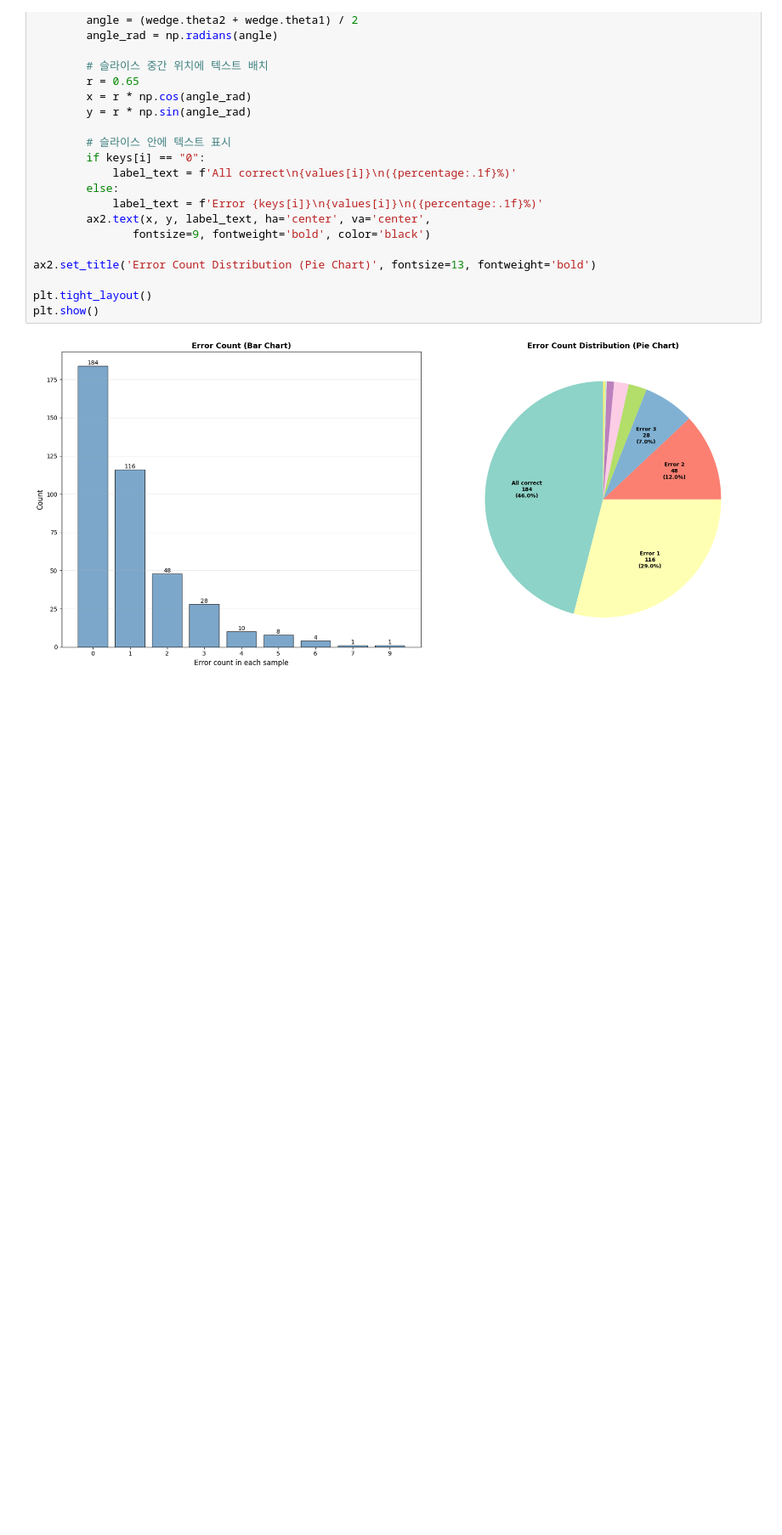
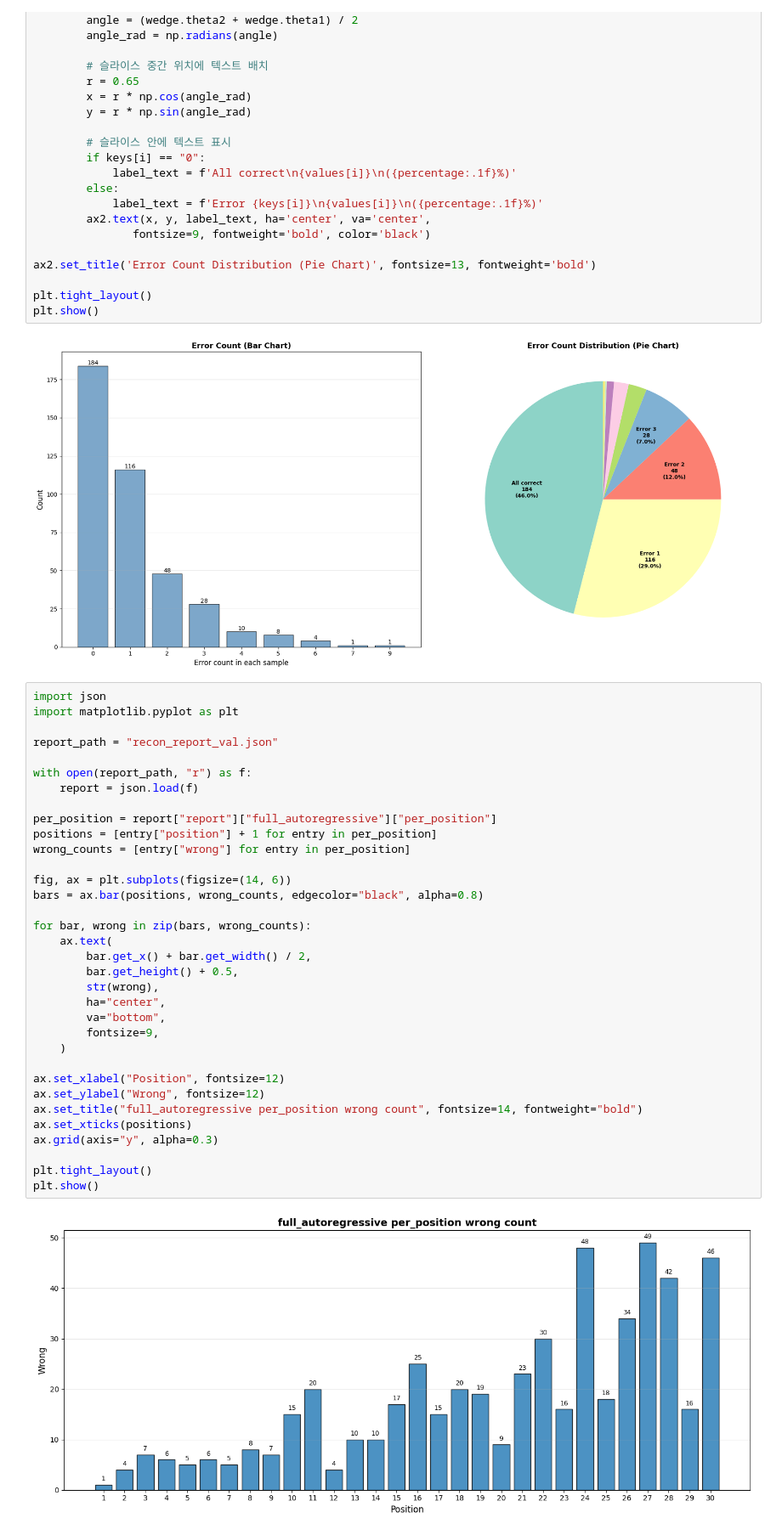
Before and after one commit to Jiw00n/bayes_analytic, a Jupyter notebook: gallery/constrained_gen_budget/histogram.ipynb, the cells around one changed output. Shown at 85% size. Drawn from its saved outputs; the diff is of its cells as text; blank space fills up the shorter version.

```diff
--- a/gallery/constrained_gen_budget/histogram.ipynb
+++ b/gallery/constrained_gen_budget/histogram.ipynb
@@ -159,3 +159,39 @@ plt.tight_layout()
 plt.show()
 # %% [output]
 [figure]
+# %%
+import json
+import matplotlib.pyplot as plt
+
+report_path = "recon_report_val.json"
+
+with open(report_path, "r") as f:
+    report = json.load(f)
+
+per_position = report["report"]["full_autoregressive"]["per_position"]
+positions = [entry["position"] + 1 for entry in per_position]
+wrong_counts = [entry["wrong"] for entry in per_position]
+
+fig, ax = plt.subplots(figsize=(14, 6))
+bars = ax.bar(positions, wrong_counts, edgecolor="black", alpha=0.8)
+
+for bar, wrong in zip(bars, wrong_counts):
+    ax.text(
+        bar.get_x() + bar.get_width() / 2,
+        bar.get_height() + 0.5,
+        str(wrong),
+        ha="center",
+        va="bottom",
+        fontsize=9,
+    )
+
+ax.set_xlabel("Position", fontsize=12)
+ax.set_ylabel("Wrong", fontsize=12)
+ax.set_title("full_autoregressive per_position wrong count", fontsize=14, fontweight="bold")
+ax.set_xticks(positions)
+ax.grid(axis="y", alpha=0.3)
+
+plt.tight_layout()
+plt.show()
+# %% [output]
+[figure, added]
```
Also changed, not shown: 10 other files.
